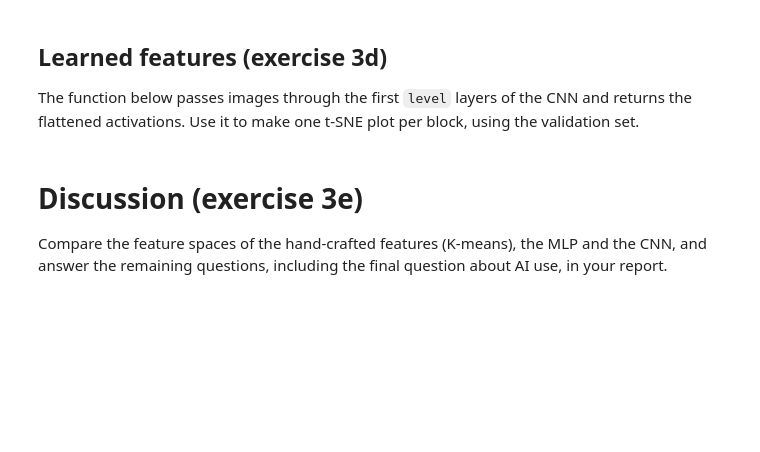
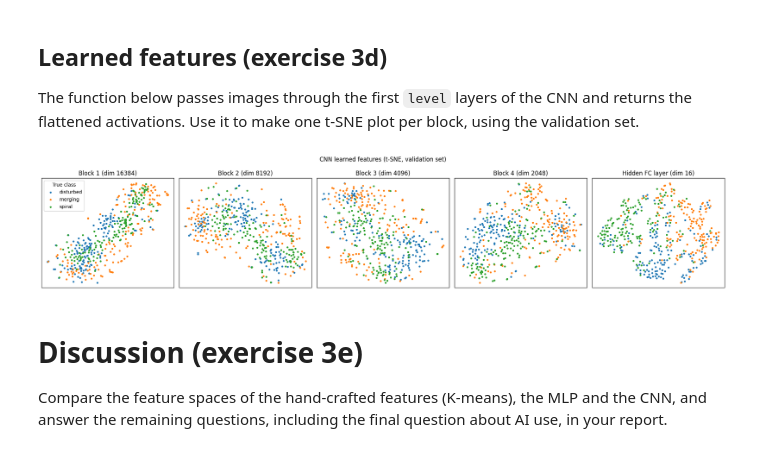
Before and after one commit to luk0-00/MLIP-26, a Jupyter notebook: HW_2/Assignment_2.ipynb, the cells around one changed output. Drawn from its saved outputs; the diff is of its cells as text; code cells hidden in the pictures; blank space fills up the shorter version.

```diff
--- a/HW_2/Assignment_2.ipynb
+++ b/HW_2/Assignment_2.ipynb
@@ -668,36 +676,38 @@ def get_activations(model, loader, level=1):
 
     feats, labels_all = [], []
     with torch.no_grad():
         for imgs, labels in loader:
             f = imgs.to(device)
             for layer in layers[:level]:
-                f = None  # TODO: pass f through the layer
+                f = layer(f)  # TODO: pass f through the layer
             feats.append(f.flatten(start_dim=1).cpu())   # shape [N, C*H*W]
             labels_all.append(labels.cpu())
 
     feats = torch.cat(feats, dim=0).numpy()
     labels_all = torch.cat(labels_all, dim=0).numpy()
 
     return feats, labels_all
 
 
 # Exercise 3d: one t-SNE plot per block, using the validation set.
 # Output of each convolutional block (after its MaxPool2d): levels 3, 6, 9, 12;
 # hidden fully connected layer (after its ReLU): level 15. Check this with print(cnn)
 # if you changed the architecture.
 levels = {3: 'Block 1', 6: 'Block 2', 9: 'Block 3', 12: 'Block 4', 15: 'Hidden FC layer'}
 
 fig, axes = plt.subplots(1, len(levels), figsize=(4 * len(levels), 4))
 for ax, (level, block_name) in zip(axes, levels.items()):
-    cnn_feats, cnn_labels = None, None  # TODO: use get_activations() to get the activations at this level for the validation set
-    cnn_feats_2d = None  # TODO: compute a 2D embedding of cnn_feats using t-SNE
+    cnn_feats, cnn_labels = get_activations(cnn, val_loader , level=level)  # TODO: use get_activations() to get the activations at this level for the validation set
+    cnn_feats_2d = tsne.fit_transform(cnn_feats)  # TODO: compute a 2D embedding of cnn_feats using t-SNE
     for i, name in enumerate(train_data.class_names):
         ax.scatter(cnn_feats_2d[cnn_labels == i, 0], cnn_feats_2d[cnn_labels == i, 1], s=8, label=name)
     ax.set_title(f"{block_name} (dim {cnn_feats.shape[1]})")
     ax.set_xticks([]); ax.set_yticks([])
 axes[0].legend(title='True class')
 plt.suptitle("CNN learned features (t-SNE, validation set)")
 plt.tight_layout(); plt.show()
+# %% [output]
+[figure, added]
 # %% [markdown]
 # Discussion (exercise 3e)
 Compare the feature spaces of the hand-crafted features (K-means), the MLP and the CNN, and answer the remaining questions, including the final question about AI use, in your report.
```
Also changed, not shown: parts of 9 cells of this notebook.
